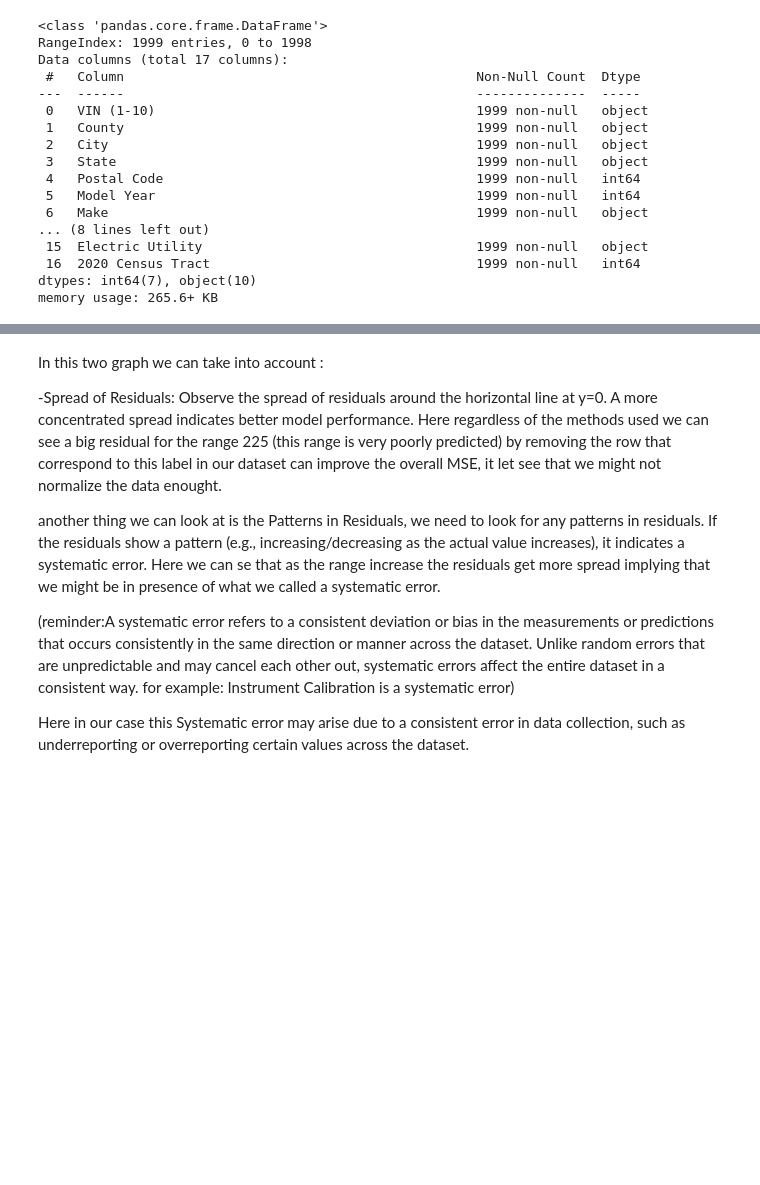
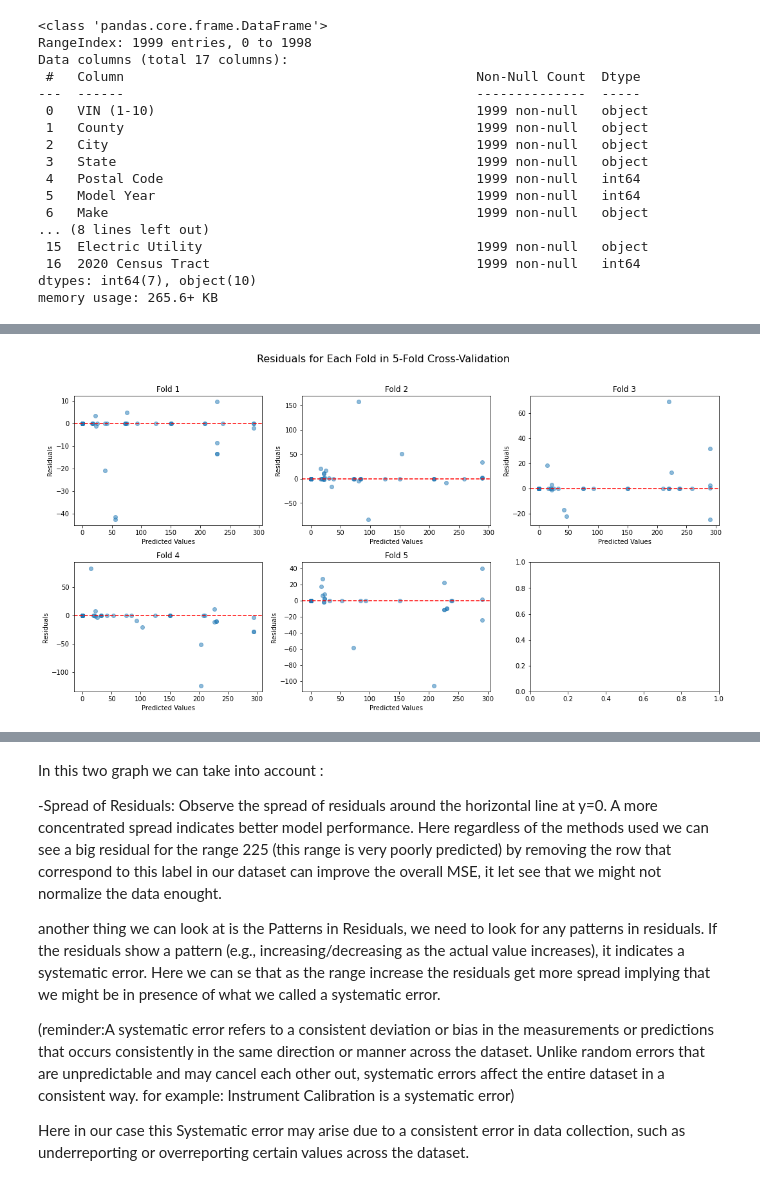
Before and after one commit to moralessP/USA-Electric-Car-Trends, a Jupyter notebook: Project_US_EV_Populationv3.ipynb, the cells around one changed output, grey strips where cells are left out. Cells and saved outputs as stored; diff of their text form; code cells hidden in the pictures; blank space fills up the shorter version.

```diff
--- a/Project_US_EV_Populationv3.ipynb
+++ b/Project_US_EV_Populationv3.ipynb
@@ -445,16 +300,0 @@ Mean Squared Error (Best Model): 181.14865255168556
-# %%
-# Using cross validation to better estimate the model's performance.
-# It helps to ensure that the model's performance is not biased towards the specific training and testing split.
-
-from sklearn.model_selection import cross_val_score
-
-# Define the Decision Tree model
-tree_reg = DecisionTreeRegressor(random_state=42)
-
-# Perform 5-fold cross-validation
-mse_scores = -cross_val_score(tree_reg, X, y, cv=5, scoring='neg_mean_squared_error')
-
-# Calculate mean of the cross-validation MSE scores
-mean_mse = np.mean(mse_scores)
-
-print(f"Mean Squared Error (Cross-Validation): {mean_mse}")
@@ -502,0 +363,78 @@ these two methods doesnt perform well, we can see a hight MSE resulting from the
+# %%
+# Using cross validation to better estimate the model's performance.
+# It helps to ensure that the model's performance is not biased towards the specific training and testing split.
+from sklearn.model_selection import cross_val_score, KFold
+from sklearn.tree import DecisionTreeRegressor
+
+# Perform 5-fold cross-validation
+kf = KFold(n_splits=5, shuffle=True, random_state=42)
+
+# Initialize an array to store MSE scores for each fold
+mse_scores = []
+mse_scores_test = []
+# Create subplots for residuals
+fig, axes = plt.subplots(nrows=2, ncols=3, figsize=(15, 8))
+fig.suptitle('Residuals for Each Fold in 5-Fold Cross-Validation', fontsize=16)
+
+for i, (train_idx, val_idx) in enumerate(kf.split(Xvalidation, yvalidation), 1):
+    # Split the data
+    X_train_fold, X_validation_fold = Xvalidation[train_idx], Xvalidation[val_idx]
+    y_train_fold, y_validation_fold = yvalidation[train_idx], yvalidation[val_idx]
+
+    # Fit the model on the training fold
+    tree_reg.fit(X_train_fold, y_train_fold)
+
+    # Predict on the validation fold
+    y_pred_fold = tree_reg.predict(X_validation_fold)
+
+    # Calculate residuals for the fold
+    residuals_fold = y_validation_fold - y_pred_fold
+
+    # Plot residuals
+    row, col = divmod(i - 1, 3)
+    axes[row, col].scatter(y_pred_fold, residuals_fold, alpha=0.5)
+    axes[row, col].axhline(y=0, color='red', linestyle='--')
+    axes[row, col].set_title(f'Fold {i}')
+    axes[row, col].set_xlabel('Predicted Values')
+    axes[row, col].set_ylabel('Residuals')
+
+    # Calculate MSE for the fold
+    mse_fold = np.mean(residuals_fold**2)
+    mse_scores.append(mse_fold)
+
+    # Print MSE for the fold
+    print(f"Fold {i} MSE: {mse_fold}")
+
+plt.tight_layout(rect=[0, 0, 1, 0.96])
+plt.show()
+for i, (train_idx, test_idx) in enumerate(kf.split(Xtest, ytest), 1):
+    # Split the data
+    X_train_fold, X_test_fold = Xtest[train_idx], Xtest[test_idx]
+    y_train_fold, y_test_fold = ytest[train_idx], ytest[test_idx]
+
+    # Split the data for test evaluation
+    X_test_fold, y_test_fold = Xtest, ytest  # Use the entire test set
+
+     # Fit the model on the training fold
+    tree_reg.fit(X_train_fold, y_train_fold)
+
+    # Predict on the entire test set
+    y_pred_test_fold = tree_reg.predict(X_test_fold)
+
+    # Calculate residuals for the test fold
+    residuals_test_fold = y_test_fold - y_pred_test_fold
+
+    # Calculate MSE for the test fold
+    mse_test_fold = np.mean(residuals_test_fold**2)
+    mse_scores_test.append(mse_test_fold)
+
+    # Print MSE for the test fold
+    print(f"Fold {i} (Test) MSE: {mse_test_fold}")
+
+
+# Calculate mean MSE across all folds
+mean_mse = np.mean(mse_scores)
+mean_mse_test = np.mean(mse_scores_test)
+print(f"\nMean Squared Error (Cross-Validation): {mean_mse}")
+print(f"Mean Squared Error (Cross-Validation - Test Set): {mean_mse_test}")
+# %% [output]
@@ -502,0 +446 @@ these two methods doesnt perform well, we can see a hight MSE resulting from the
+[figure, added]
```
Also changed, not shown: parts of 36 cells of this notebook.
